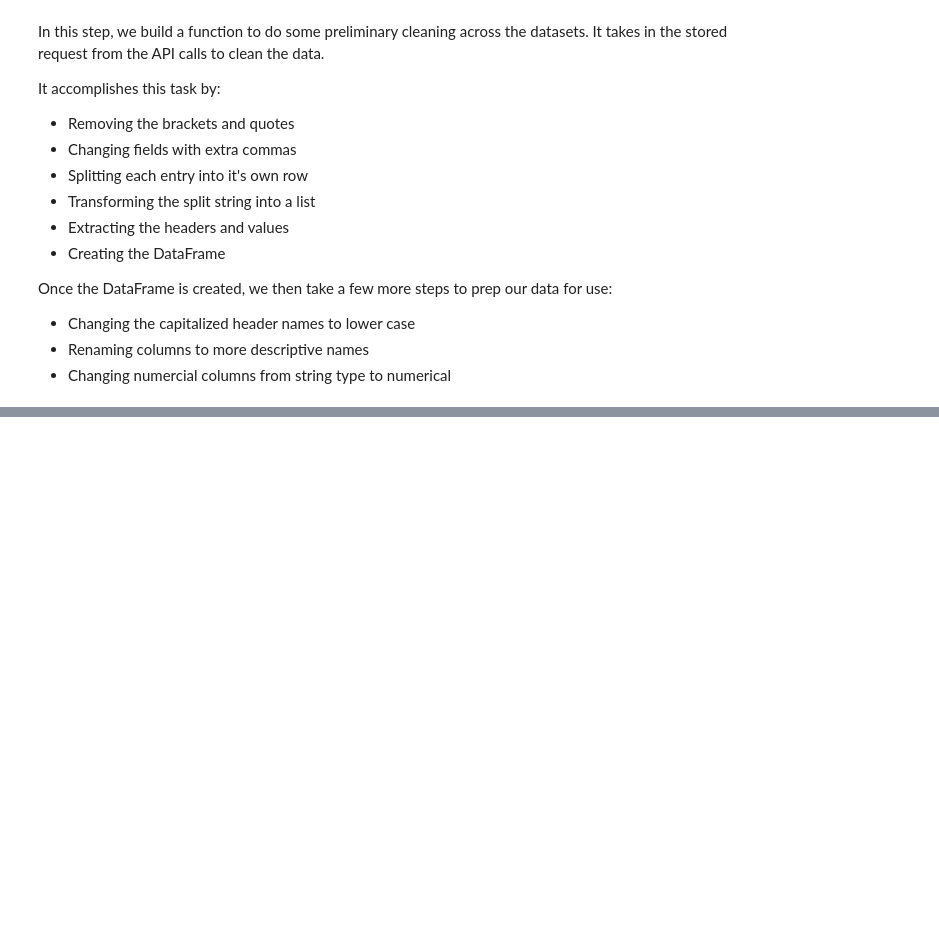
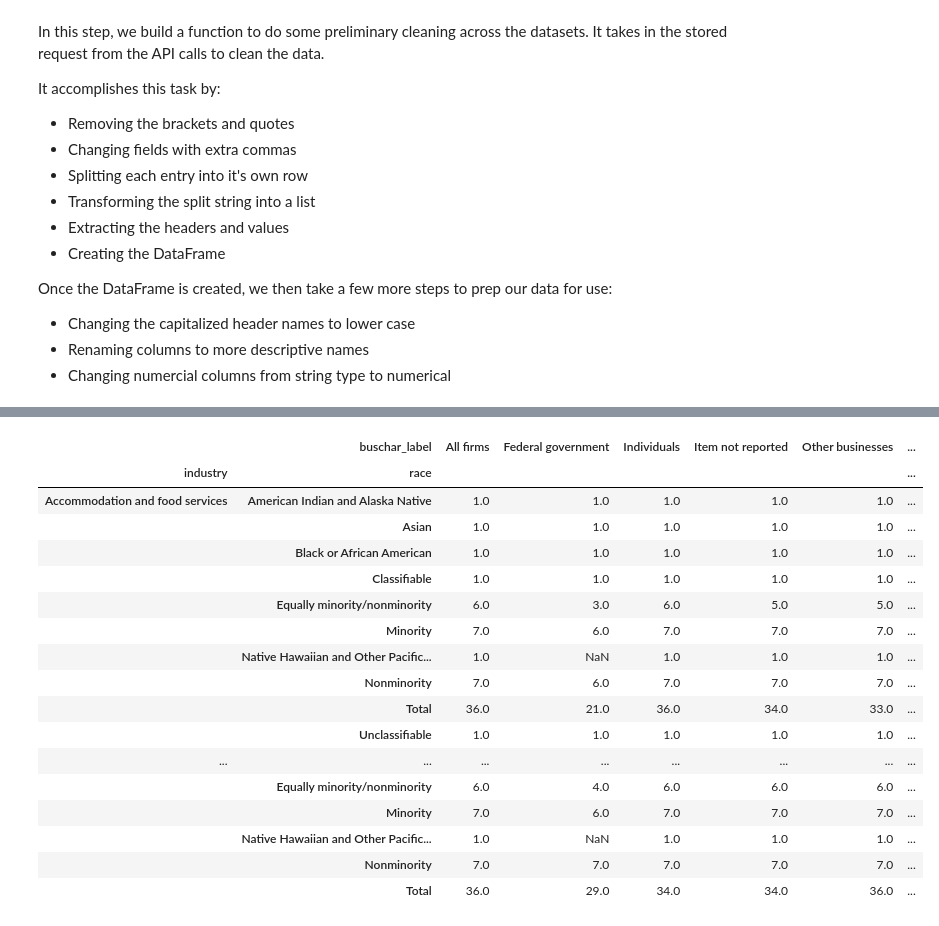
Before and after one commit to CMatador/asmt-8, a Jupyter notebook: etl.ipynb, the cells around one changed output, grey strips where cells are left out. Drawn from its saved outputs; the diff is of its cells as text; code cells hidden in the pictures; blank space fills up the shorter version.

Commit message:
first commit: 1 graph, work ready for 2 more

```diff
--- a/etl.ipynb
+++ b/etl.ipynb
@@ -67,0 +101,17 @@ tech_state_request = requests.get(tech_state_url)
+# %%
+text = business_char_workers_us_request.text
+
+df = pd.read_json(text)
+
+new_header = df.iloc[0] #grab the first row for the header
+df = df[1:] #take the data less the header row
+df.columns = new_header #set the header row as the df header
+
+df['PAYANN'] = df['PAYANN'].astype(np.int64, errors='ignore')
+df['EMP'] = df['EMP'].astype(np.int64, errors='ignore')
+
+df['foo'] = round(df['PAYANN'] / df['EMP'])
+
+df = df.groupby(['NAICS2017_LABEL', 'RACE_GROUP_LABEL', 'BUSCHAR_LABEL']).agg(foo=('foo', 'mean')).unstack()
+
+df.head(40)
@@ -101,6 +176,9 @@ def to_dataframe(response):
     data = data.replace('Some college, but no degree', 'Some college')
     data = data.replace('Technical, trade, or vocational', 'Technical/Trade/Vocational')
     data = data.replace('Tested,','Tested')
+    data = data.replace('Other businesses, including distributors of your product(s)', 'Other businesses')
+    data = data.replace('State and local government, including school districts, transportation authorities, etc.', 'State and local government')
+    data = data.replace('Contractors, subcontractors, independent contractors, or outside consultants', 'Contractors/subcontractors/independent contractors/outside consultants')
 
     # Splitting into rows
     data = data.split('],\n[')
@@ -124,10 +202,11 @@ def to_dataframe(response):
         'payann',
         'payann_pct',
         'rcppdemp',
-        'rcppdemp_pct'
+        'rcppdemp_pct',
         ]
     for i in numeric:
-        df[i] = pd.to_numeric(df[i])
+        # df[i] = pd.to_numeric(df[i])
+        df[i] = df[i].astype(np.int64, errors='ignore')
 
     # Renaming columns to more descriptive names
     df.rename(columns = {
@@ -218,0 +316,25 @@ Name: rcppdemp, dtype: int64
+# %%
+customers = to_dataframe(business_char_cust_us_request)
+
+customers = customers.groupby(['industry', 'race', 'buschar_label'])['number_of_firms'].count().unstack()
+
+customers.head(20)
+# %% [output]
+|  | buschar_label | All firms | Federal government | Individuals | Item not reported | Other businesses | ... |
+| industry | race |  |  |  |  |  | ... |
+| Accommodation and food services | American Indian and Alaska Native | 1.0 | 1.0 | 1.0 | 1.0 | 1.0 | ... |
+|  | Asian | 1.0 | 1.0 | 1.0 | 1.0 | 1.0 | ... |
+|  | Black or African American | 1.0 | 1.0 | 1.0 | 1.0 | 1.0 | ... |
+|  | Classifiable | 1.0 | 1.0 | 1.0 | 1.0 | 1.0 | ... |
+|  | Equally minority/nonminority | 6.0 | 3.0 | 6.0 | 5.0 | 5.0 | ... |
+|  | Minority | 7.0 | 6.0 | 7.0 | 7.0 | 7.0 | ... |
+|  | Native Hawaiian and Other Pacific... | 1.0 | NaN | 1.0 | 1.0 | 1.0 | ... |
+|  | Nonminority | 7.0 | 6.0 | 7.0 | 7.0 | 7.0 | ... |
+|  | Total | 36.0 | 21.0 | 36.0 | 34.0 | 33.0 | ... |
+|  | Unclassifiable | 1.0 | 1.0 | 1.0 | 1.0 | 1.0 | ... |
+| ... | ... | ... | ... | ... | ... | ... | ... |
+|  | Equally minority/nonminority | 6.0 | 4.0 | 6.0 | 6.0 | 6.0 | ... |
+|  | Minority | 7.0 | 6.0 | 7.0 | 7.0 | 7.0 | ... |
+|  | Native Hawaiian and Other Pacific... | 1.0 | NaN | 1.0 | 1.0 | 1.0 | ... |
+|  | Nonminority | 7.0 | 7.0 | 7.0 | 7.0 | 7.0 | ... |
+|  | Total | 36.0 | 29.0 | 34.0 | 34.0 | 36.0 | ... |
```
Also changed, not shown: parts of 12 cells of this notebook, 6 other files.
